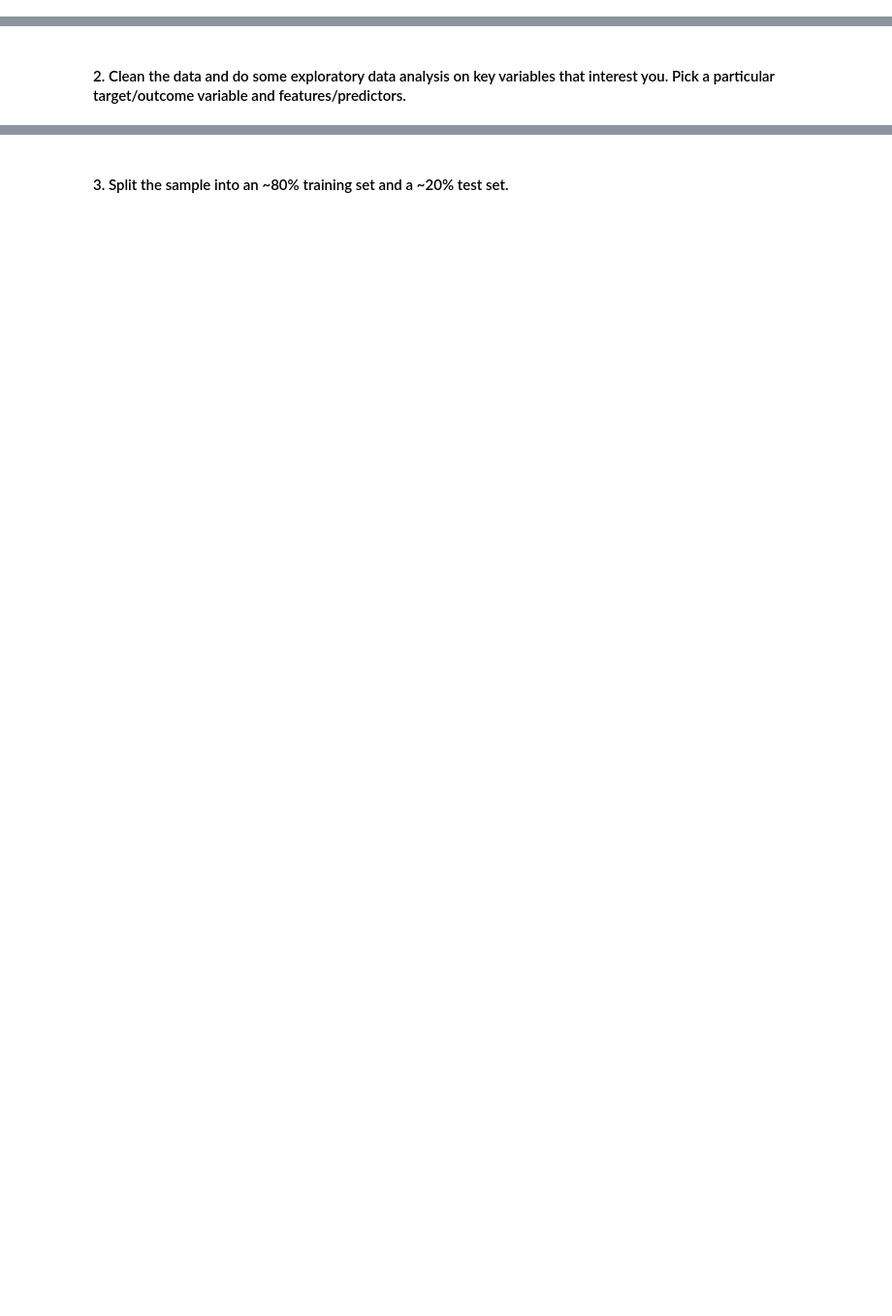
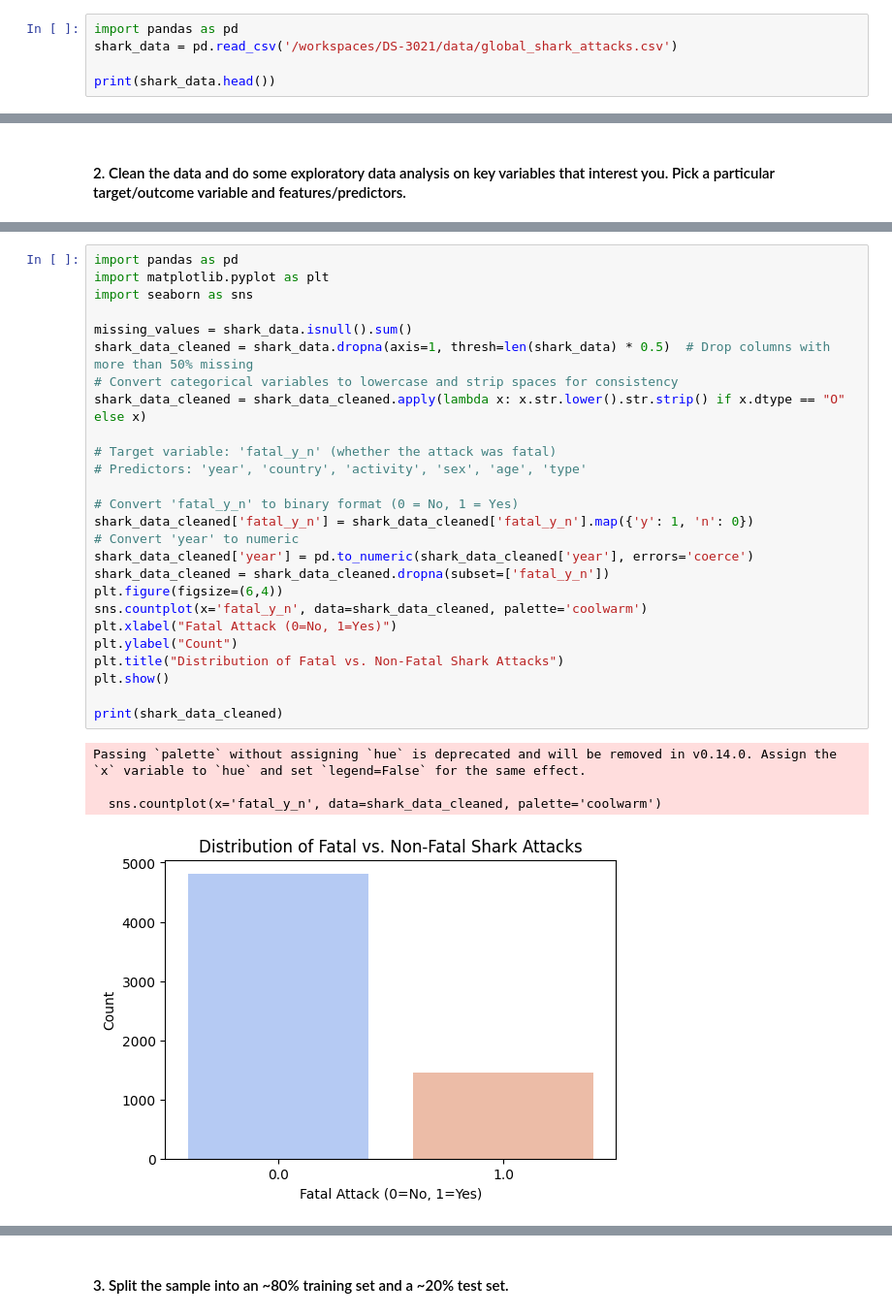
Before and after one commit to yxb8mh/DS-3021, a Jupyter notebook: 05.1_reg_data_prep/lab04.ipynb, the cells around one changed output, grey strips where cells are left out. Shown: that part at 97% size. Drawn from its saved outputs; the diff is of its cells as text; blank space fills up the shorter version.

```diff
--- a/05.1_reg_data_prep/lab04.ipynb
+++ b/05.1_reg_data_prep/lab04.ipynb
@@ -617,0 +609,5 @@ FileNotFoundError: [Errno 2] No such file or directory: '/Users/carriefeng/Deskt
+# %%
+import pandas as pd
+shark_data = pd.read_csv('/workspaces/DS-3021/data/global_shark_attacks.csv')
+
+print(shark_data.head())
@@ -629,0 +682,31 @@ shark_info, shark_head, shark_columns, shark_summary
+# %%
+import pandas as pd
+import matplotlib.pyplot as plt
+import seaborn as sns
+
+missing_values = shark_data.isnull().sum()
+shark_data_cleaned = shark_data.dropna(axis=1, thresh=len(shark_data) * 0.5)  # Drop columns with more than 50% missing
+# Convert categorical variables to lowercase and strip spaces for consistency
+shark_data_cleaned = shark_data_cleaned.apply(lambda x: x.str.lower().str.strip() if x.dtype == "O" else x)
+
+# Target variable: 'fatal_y_n' (whether the attack was fatal)
+# Predictors: 'year', 'country', 'activity', 'sex', 'age', 'type'
+
+# Convert 'fatal_y_n' to binary format (0 = No, 1 = Yes)
+shark_data_cleaned['fatal_y_n'] = shark_data_cleaned['fatal_y_n'].map({'y': 1, 'n': 0})
+# Convert 'year' to numeric
+shark_data_cleaned['year'] = pd.to_numeric(shark_data_cleaned['year'], errors='coerce')
+shark_data_cleaned = shark_data_cleaned.dropna(subset=['fatal_y_n'])
+plt.figure(figsize=(6,4))
+sns.countplot(x='fatal_y_n', data=shark_data_cleaned, palette='coolwarm')
+plt.xlabel("Fatal Attack (0=No, 1=Yes)")
+plt.ylabel("Count")
+plt.title("Distribution of Fatal vs. Non-Fatal Shark Attacks")
+plt.show()
+
+print(shark_data_cleaned)
+# %% [output]
+Passing `palette` without assigning `hue` is deprecated and will be removed in v0.14.0. Assign the `x` variable to `hue` and set `legend=False` for the same effect.
+
+  sns.countplot(x='fatal_y_n', data=shark_data_cleaned, palette='coolwarm')
+[figure, added]
```
Also changed, not shown: parts of 9 cells of this notebook, 1 other file.
